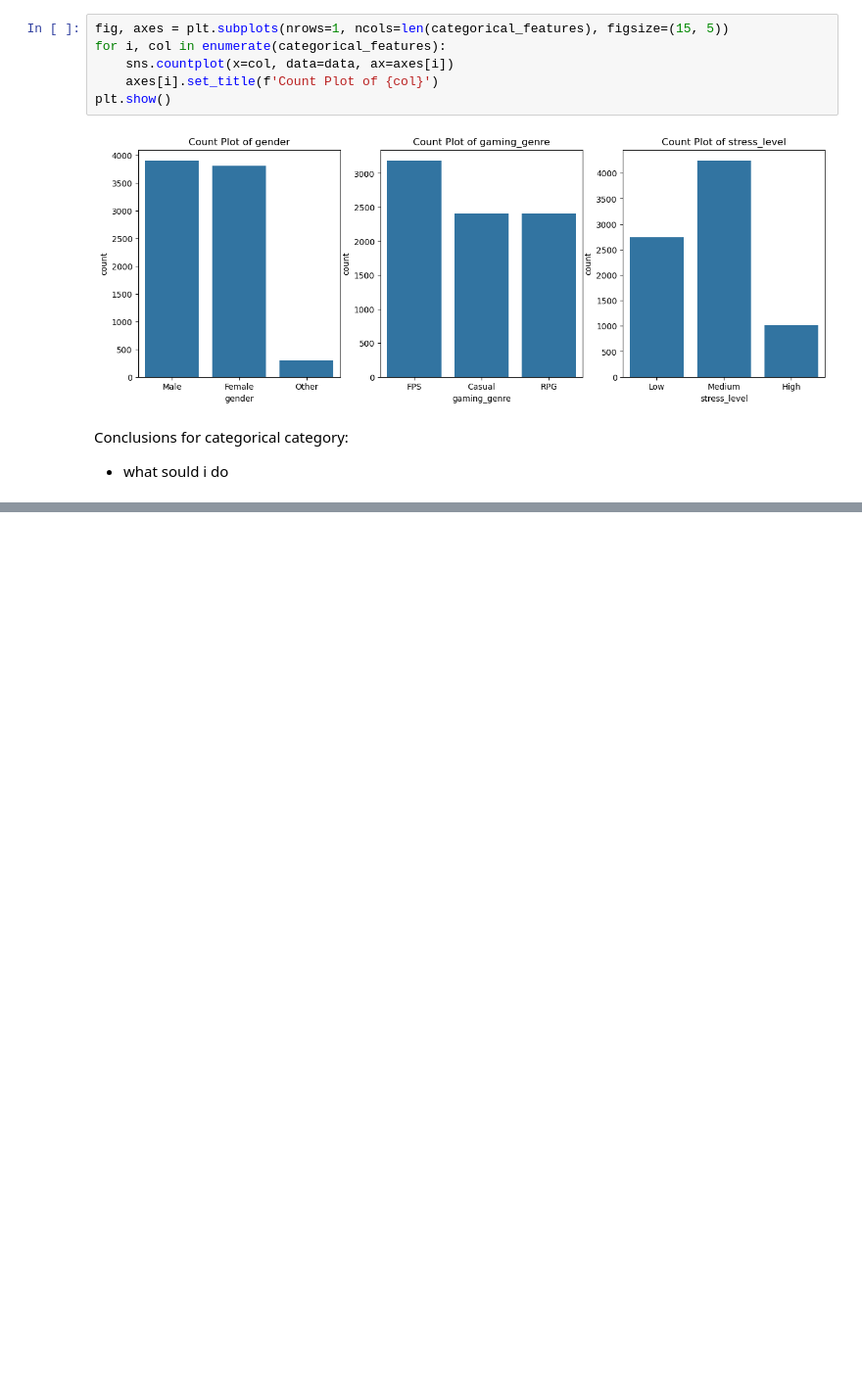
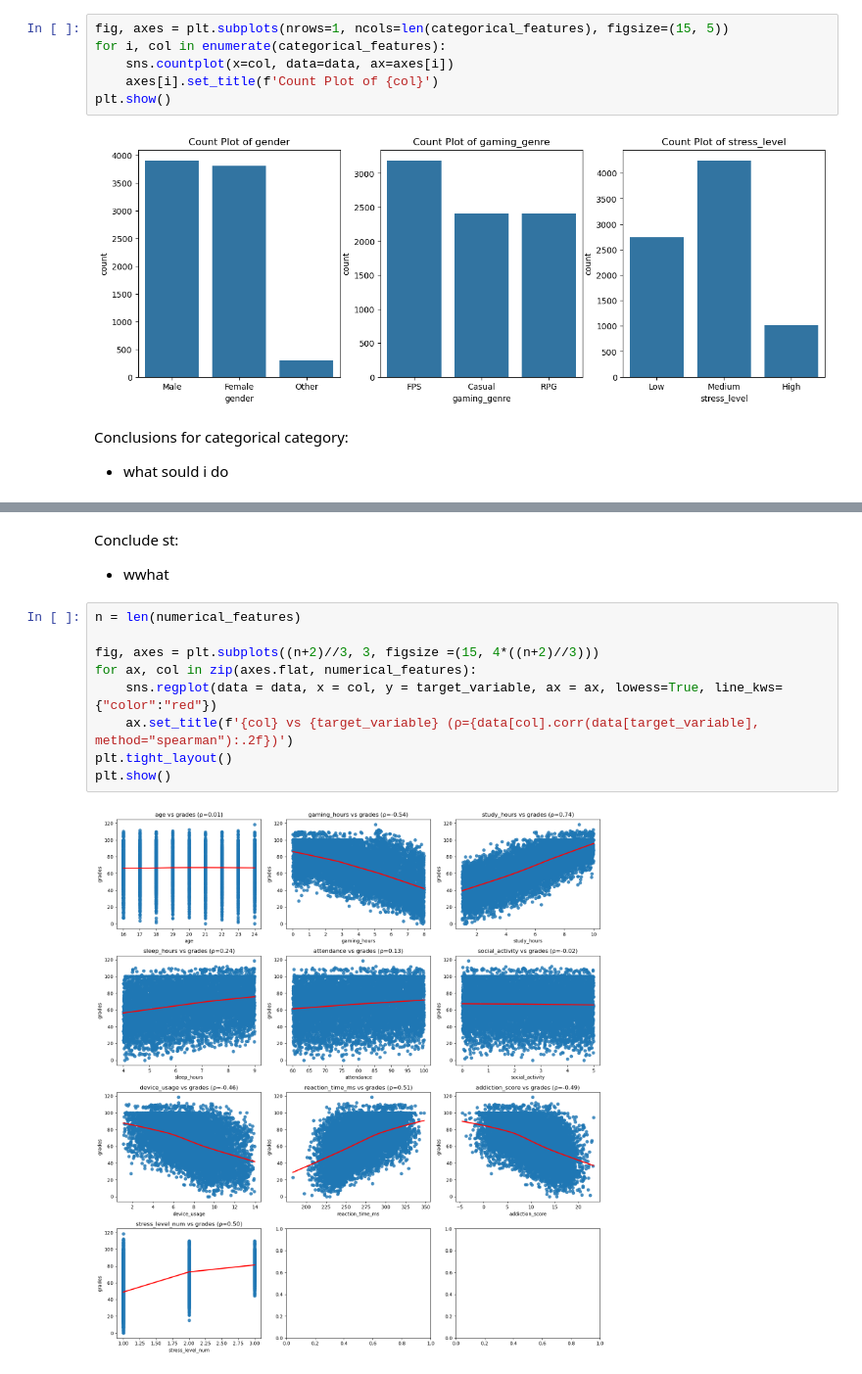
Before and after one commit to trungsyd2409/EDA_academic_perfomance, a Jupyter notebook: main.ipynb, the cells around one changed output, grey strips where cells are left out. Shown at 98% size. Cells and saved outputs as stored; diff of their text form; blank space fills up the shorter version.

```diff
--- a/main.ipynb
+++ b/main.ipynb
@@ -199,0 +226,14 @@ Conclusions for categorical category:
+# %% [markdown]
+Conclude st:
+- wwhat
+# %%
+n = len(numerical_features)
+
+fig, axes = plt.subplots((n+2)//3, 3, figsize =(15, 4*((n+2)//3)))
+for ax, col in zip(axes.flat, numerical_features):
+    sns.regplot(data = data, x = col, y = target_variable, ax = ax, lowess=True, line_kws={"color":"red"})
+    ax.set_title(f'{col} vs {target_variable} (ρ={data[col].corr(data[target_variable], method="spearman"):.2f})')
+plt.tight_layout()
+plt.show()
+# %% [output]
+[figure, added]
```
Also changed, not shown: parts of 13 cells of this notebook.
